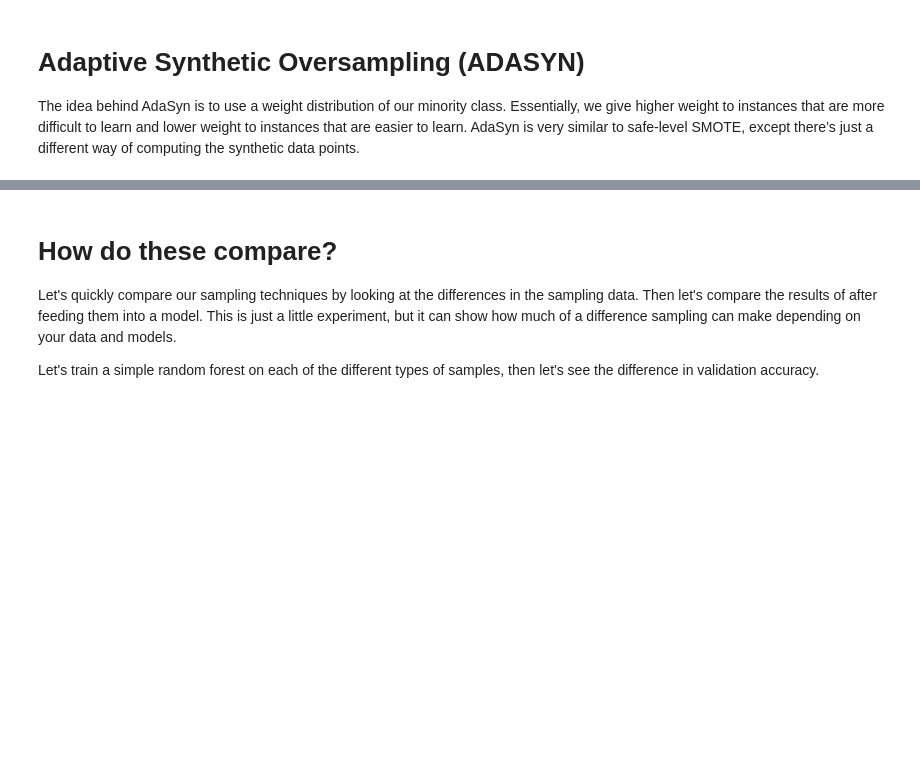
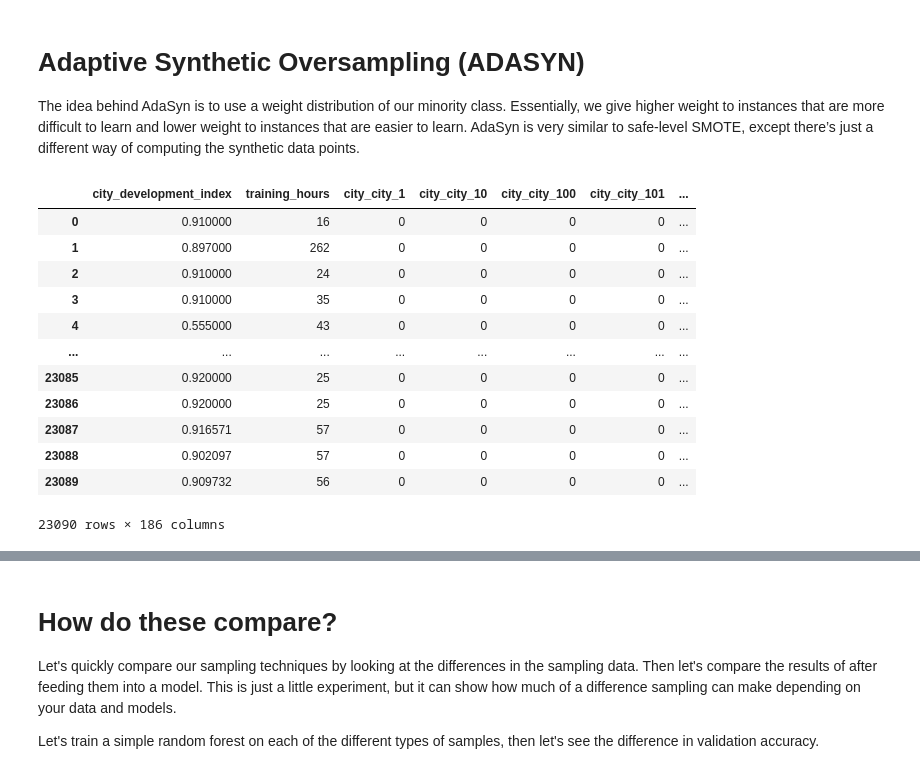
Before and after one commit to niyotham/Machine-Learning-Process-A-Z, a Jupyter notebook: 6.dealing_with_imbalance_data/Dealing with imbalanced data.ipynb, the cells around one changed output, grey strips where cells are left out. Drawn from its saved outputs; the diff is of its cells as text; code cells hidden in the pictures; blank space fills up the shorter version.

```diff
--- a/6.dealing_with_imbalance_data/Dealing with imbalanced data.ipynb
+++ b/6.dealing_with_imbalance_data/Dealing with imbalanced data.ipynb
@@ -183,5 +195,21 @@ from imblearn.over_sampling import ADASYN
 adasyn = ADASYN(random_state = 42)
 
 X_ada, y_ada = adasyn.fit_resample(X_train,y_train)
+# %%
+X_ada
+# %% [output]
+|  | city_development_index | training_hours | city_city_1 | city_city_10 | city_city_100 | city_city_101 | ... |
+| 0 | 0.910000 | 16 | 0 | 0 | 0 | 0 | ... |
+| 1 | 0.897000 | 262 | 0 | 0 | 0 | 0 | ... |
+| 2 | 0.910000 | 24 | 0 | 0 | 0 | 0 | ... |
+| 3 | 0.910000 | 35 | 0 | 0 | 0 | 0 | ... |
+| 4 | 0.555000 | 43 | 0 | 0 | 0 | 0 | ... |
+| ... | ... | ... | ... | ... | ... | ... | ... |
+| 23085 | 0.920000 | 25 | 0 | 0 | 0 | 0 | ... |
+| 23086 | 0.920000 | 25 | 0 | 0 | 0 | 0 | ... |
+| 23087 | 0.916571 | 57 | 0 | 0 | 0 | 0 | ... |
+| 23088 | 0.902097 | 57 | 0 | 0 | 0 | 0 | ... |
+| 23089 | 0.909732 | 56 | 0 | 0 | 0 | 0 | ... |
+23090 rows × 186 columns
 # %%
 y_ada.value_counts().plot.bar()
```
Also changed, not shown: parts of 12 cells of this notebook.
